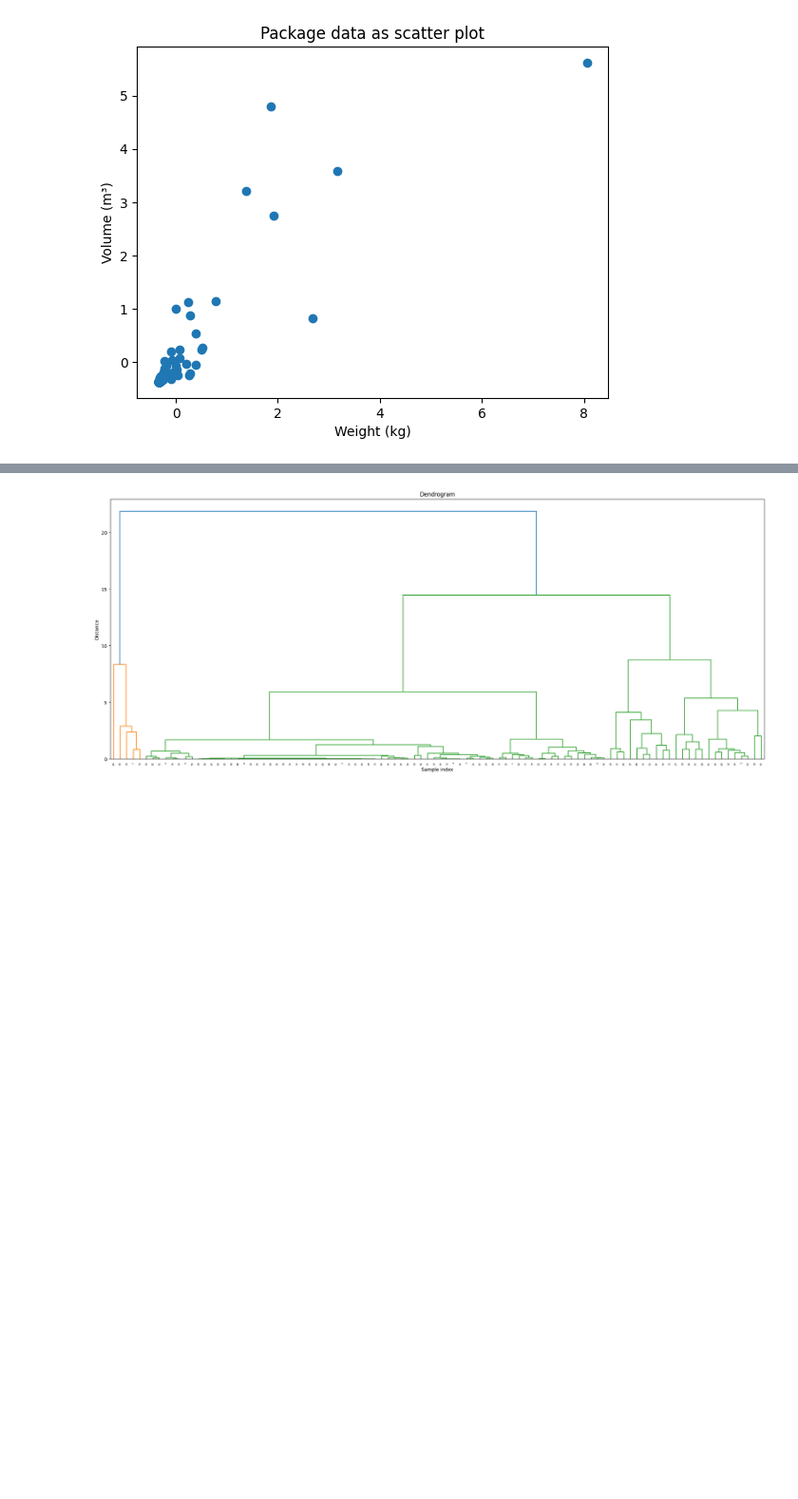
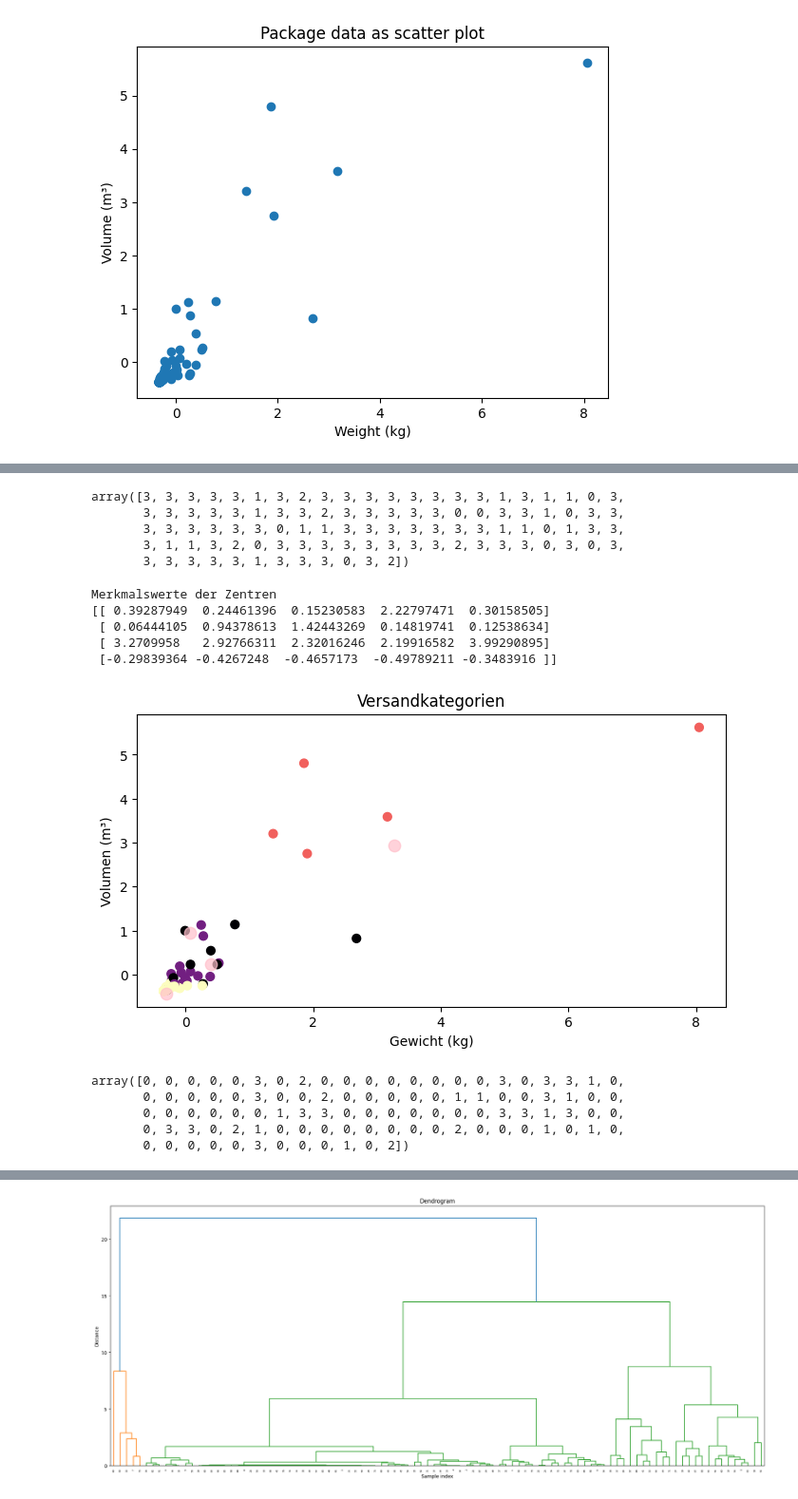
Before and after one commit to FrankCastlepancakes/ClusteringScikitLearn, a Jupyter notebook: notebook.ipynb, the cells around one changed output, grey strips where cells are left out. Shown at 95% size. Cells and saved outputs as stored; diff of their text form; code cells hidden in the pictures; blank space fills up the shorter version.

```diff
--- a/notebook.ipynb
+++ b/notebook.ipynb
@@ -104,0 +125,53 @@ Text(0, 0.5, 'Volume (m³)')
+# %%
+# Define 4 Clusters with random starting centers
+kmeans2 = KMeans(n_clusters=4, init = "random")
+
+# Prediction via K-Means
+y_kmeans2 = kmeans2.fit_predict(scaled_x)
+
+# Predicted allocation of datapoints to estimated clusters
+y_kmeans2
+# %% [output]
+array([3, 3, 3, 3, 3, 1, 3, 2, 3, 3, 3, 3, 3, 3, 3, 3, 1, 3, 1, 1, 0, 3,
+       3, 3, 3, 3, 3, 1, 3, 3, 2, 3, 3, 3, 3, 3, 0, 0, 3, 3, 1, 0, 3, 3,
+       3, 3, 3, 3, 3, 3, 0, 1, 1, 3, 3, 3, 3, 3, 3, 3, 1, 1, 0, 1, 3, 3,
+       3, 1, 1, 3, 2, 0, 3, 3, 3, 3, 3, 3, 3, 3, 2, 3, 3, 3, 0, 3, 0, 3,
+       3, 3, 3, 3, 3, 1, 3, 3, 3, 0, 3, 2])
+# %%
+# Visualize allocation of datapoints
+figure(figsize=(8,4))
+scatter(scaled_weight, scaled_volume, c=y_kmeans2, s=40, cmap='magma')
+
+# Visualize Cluster Centers
+centers = kmeans2.cluster_centers_
+scatter(centers[:,0], centers[:,1], c='pink', s=80, alpha=0.7)
+
+title('Versandkategorien')
+xlabel('Gewicht (kg)')
+ylabel('Volumen (m³)')
+
+#Print coordinates of Cluster Centers
+print('Merkmalswerte der Zentren')
+print(centers)
+# %% [output]
+Merkmalswerte der Zentren
+[[ 0.39287949  0.24461396  0.15230583  2.22797471  0.30158505]
+ [ 0.06444105  0.94378613  1.42443269  0.14819741  0.12538634]
+ [ 3.2709958   2.92766311  2.32016246  2.19916582  3.99290895]
+ [-0.29839364 -0.4267248  -0.4657173  -0.49789211 -0.3483916 ]]
+[figure, added]
+# %%
+# Define 4 Clusters based on k-means++ for selection of starting centers
+kmeans3 = KMeans(n_clusters=4, init="k-means++")
+
+# Prediction via K-Means
+y_kmeans3 = kmeans3.fit_predict(scaled_x)
+
+# Predicted allocation of datapoints to estimated clusters
+y_kmeans3
+# %% [output]
+array([0, 0, 0, 0, 0, 3, 0, 2, 0, 0, 0, 0, 0, 0, 0, 0, 3, 0, 3, 3, 1, 0,
+       0, 0, 0, 0, 0, 3, 0, 0, 2, 0, 0, 0, 0, 0, 1, 1, 0, 0, 3, 1, 0, 0,
+       0, 0, 0, 0, 0, 0, 1, 3, 3, 0, 0, 0, 0, 0, 0, 0, 3, 3, 1, 3, 0, 0,
+       0, 3, 3, 0, 2, 1, 0, 0, 0, 0, 0, 0, 0, 0, 2, 0, 0, 0, 1, 0, 1, 0,
+       0, 0, 0, 0, 0, 3, 0, 0, 0, 1, 0, 2])
```
Also changed, not shown: parts of 8 cells of this notebook, 3 other files.
